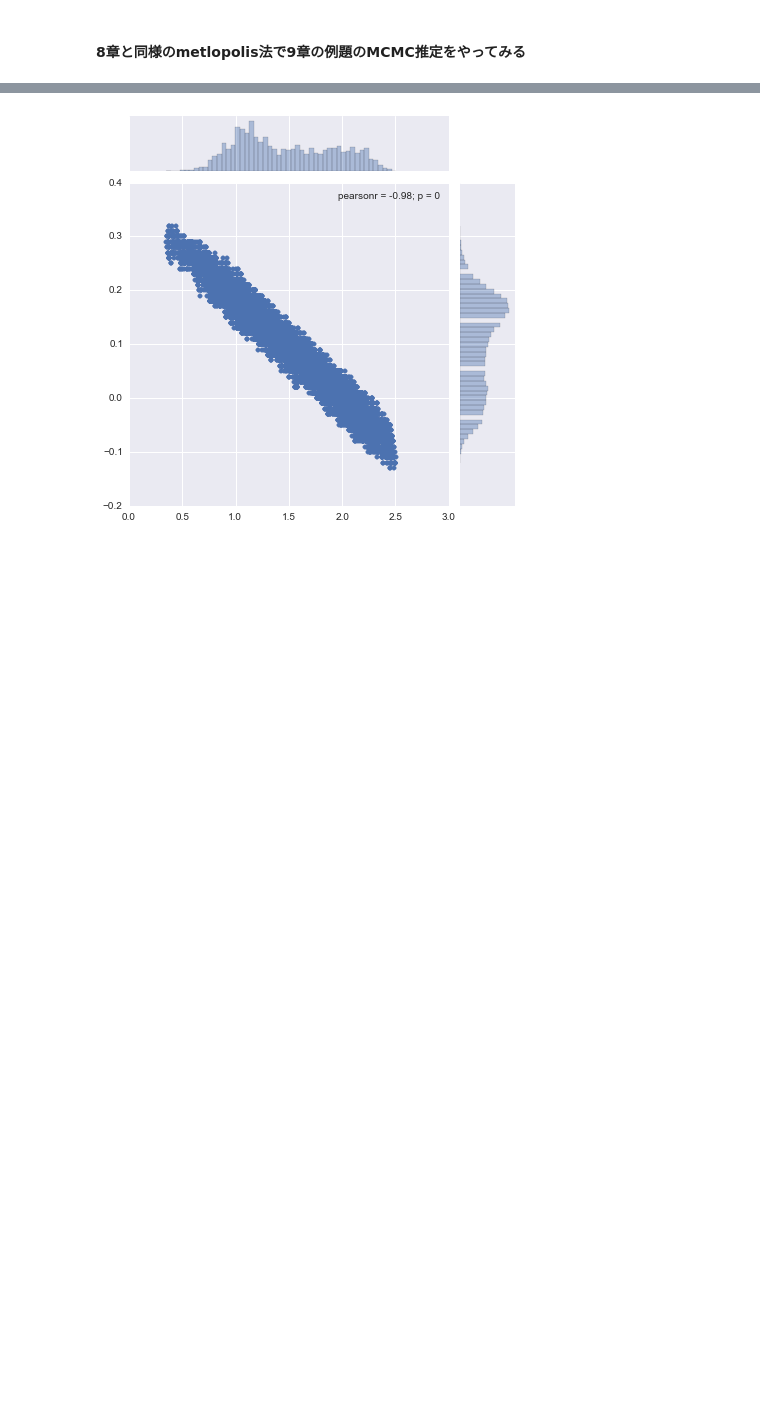
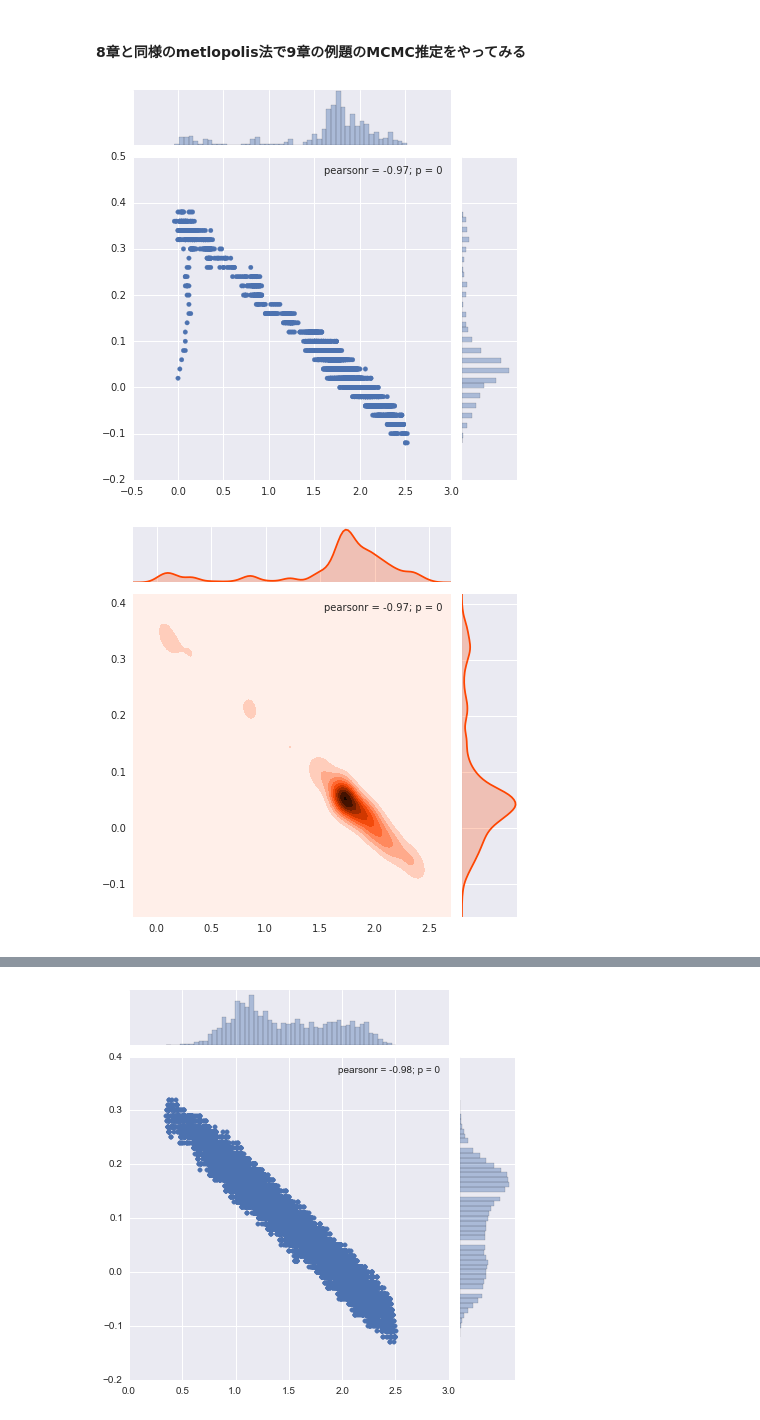
Before and after one commit to ToukeiMaster/kubobooks, a Jupyter notebook: Chapter09.ipynb, the cells around one changed output, grey strips where cells are left out. Saved outputs shown, nothing was run; the diff lists cells and outputs as text; code cells hidden in the pictures; blank space fills up the shorter version.

```diff
--- a/Chapter09.ipynb
+++ b/Chapter09.ipynb
@@ -171,0 +199,7 @@ def metropolis_bayes(ns,b10,db1,b20,db2,size,Nseed): #sample size, b1_0, db1, b2
+# %%
+size, Nseed = np.array(data9.x), np.array(data9.y)
+#Flat prior (test, prior off)
+metropolis_bayes(3000,0.0,0.02,0.0,0.02,size,Nseed) #b10=0.0, b20=0.0
+# %% [output]
+[figure, added]
+[figure, added]
```
Also changed, not shown: parts of 20 cells of this notebook.
